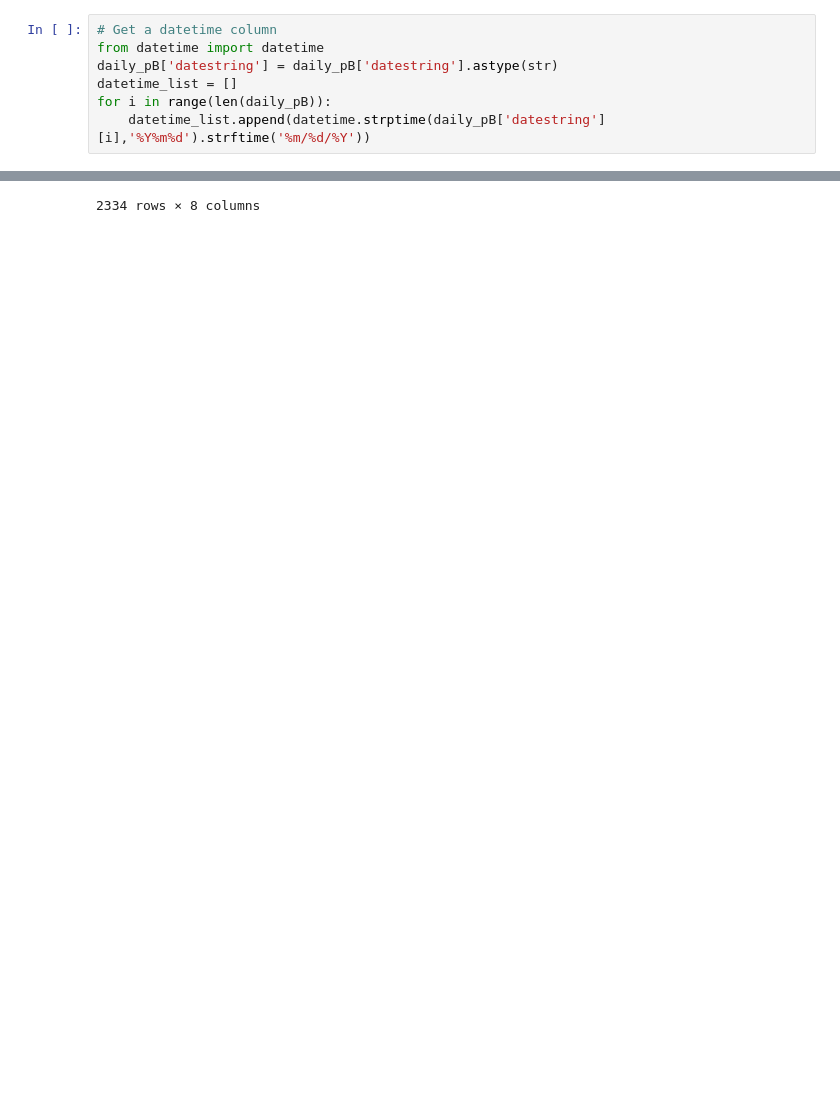
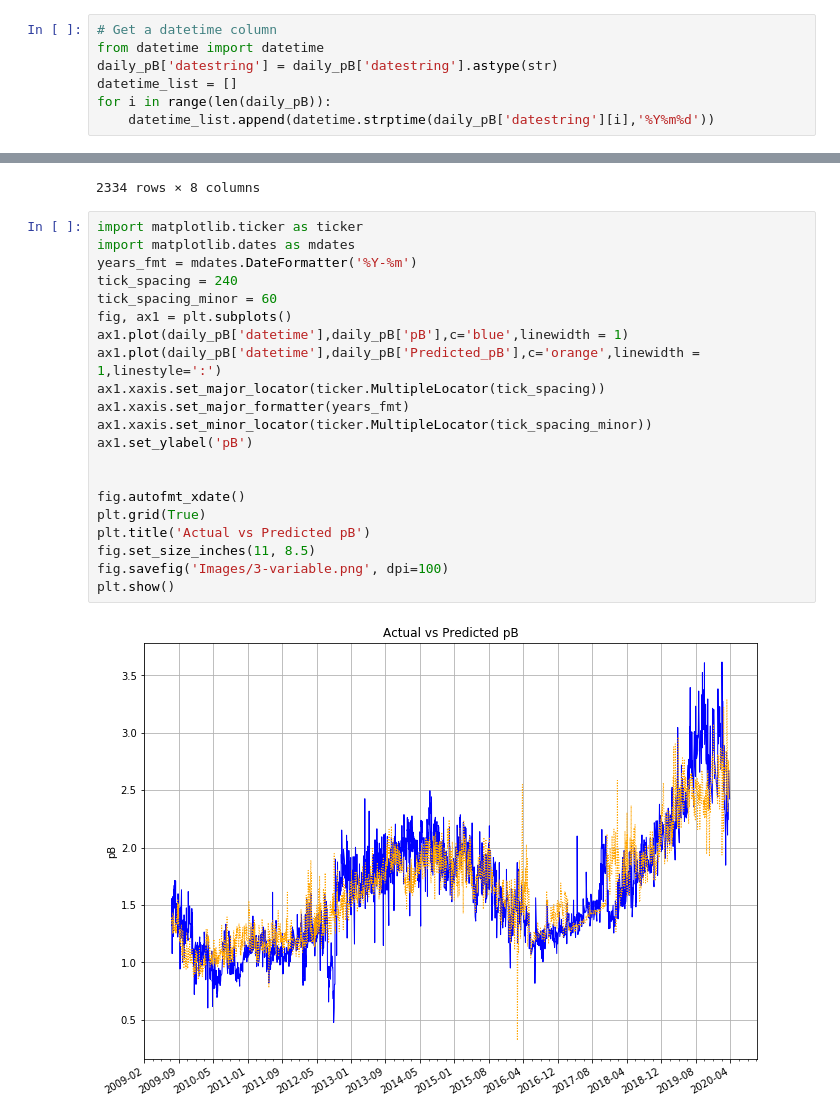
Before and after one commit to ngoodweiler/Data-Analytics-Final_Project, a Jupyter notebook: hypertuning-3-variable.ipynb, the cells around one changed output, grey strips where cells are left out. Saved outputs shown, nothing was run; the diff lists cells and outputs as text; blank space fills up the shorter version.

Commit message:
testing predicted vs actual for both linear and multivariate polynomial looks promising from both sides, however polynomial still has a higher score

```diff
--- a/hypertuning-3-variable.ipynb
+++ b/hypertuning-3-variable.ipynb
@@ -241,7 +241,7 @@ from datetime import datetime
 daily_pB['datestring'] = daily_pB['datestring'].astype(str)
 datetime_list = []
 for i in range(len(daily_pB)):
-    datetime_list.append(datetime.strptime(daily_pB['datestring'][i],'%Y%m%d').strftime('%m/%d/%Y'))
+    datetime_list.append(datetime.strptime(daily_pB['datestring'][i],'%Y%m%d'))
 # %%
 daily_pB['datetime'] = datetime_list
 daily_pB
@@ -259,3 +259,26 @@ daily_pB
 | 2332 | 20200325 | 80.328178 | 0.193251 | 0.574713 | 2.673500 | 2.430250 | -0.243250 | ... |
 | 2333 | 20200331 | 88.180151 | 0.189842 | 0.529101 | 2.424333 | 2.680924 | 0.256591 | ... |
 2334 rows × 8 columns
+# %%
+import matplotlib.ticker as ticker
+import matplotlib.dates as mdates
+years_fmt = mdates.DateFormatter('%Y-%m')
+tick_spacing = 240
+tick_spacing_minor = 60
+fig, ax1 = plt.subplots()
+ax1.plot(daily_pB['datetime'],daily_pB['pB'],c='blue',linewidth = 1)
+ax1.plot(daily_pB['datetime'],daily_pB['Predicted_pB'],c='orange',linewidth = 1,linestyle=':')
+ax1.xaxis.set_major_locator(ticker.MultipleLocator(tick_spacing))
+ax1.xaxis.set_major_formatter(years_fmt)
+ax1.xaxis.set_minor_locator(ticker.MultipleLocator(tick_spacing_minor))
+ax1.set_ylabel('pB')
+
+
+fig.autofmt_xdate()
+plt.grid(True)
+plt.title('Actual vs Predicted pB')
+fig.set_size_inches(11, 8.5)
+fig.savefig('Images/3-variable.png', dpi=100)
+plt.show()
+# %% [output]
+[figure, added]
```
Also changed, not shown: 3 other files.
